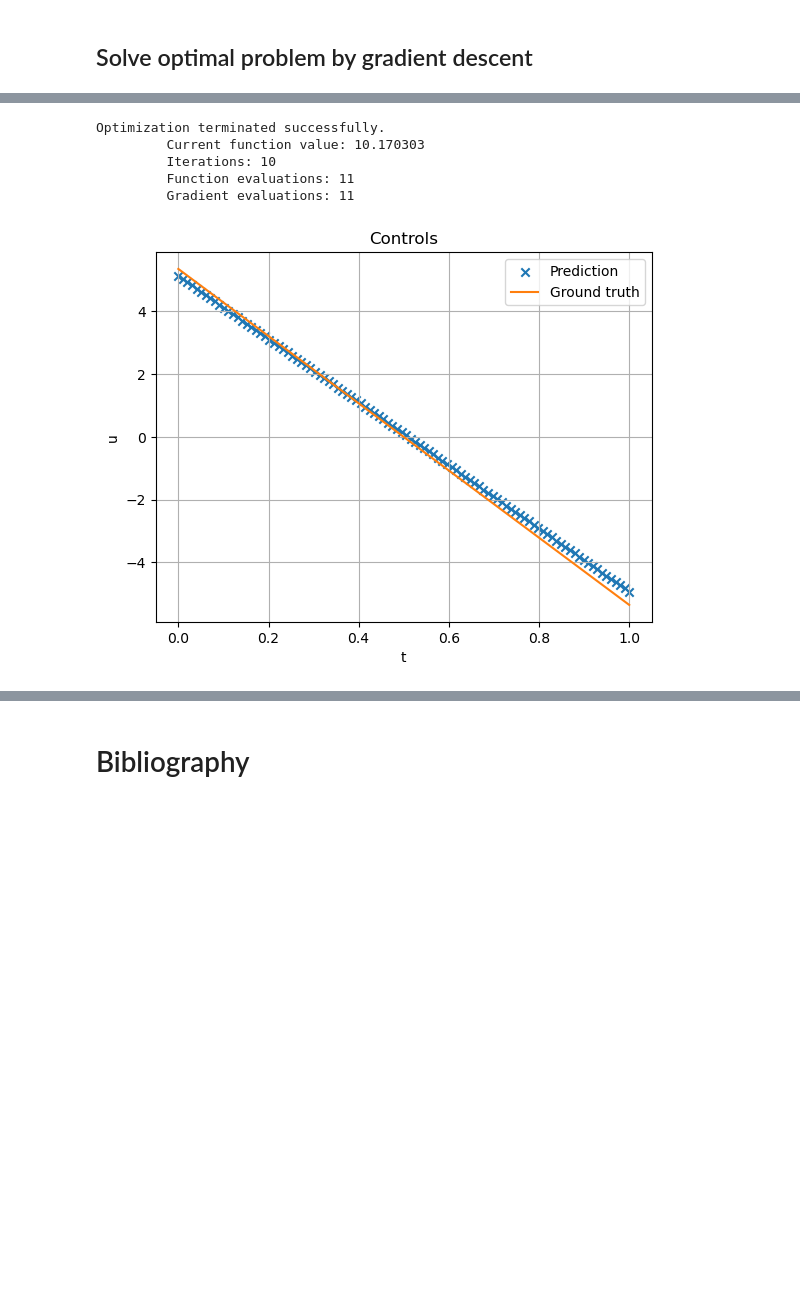
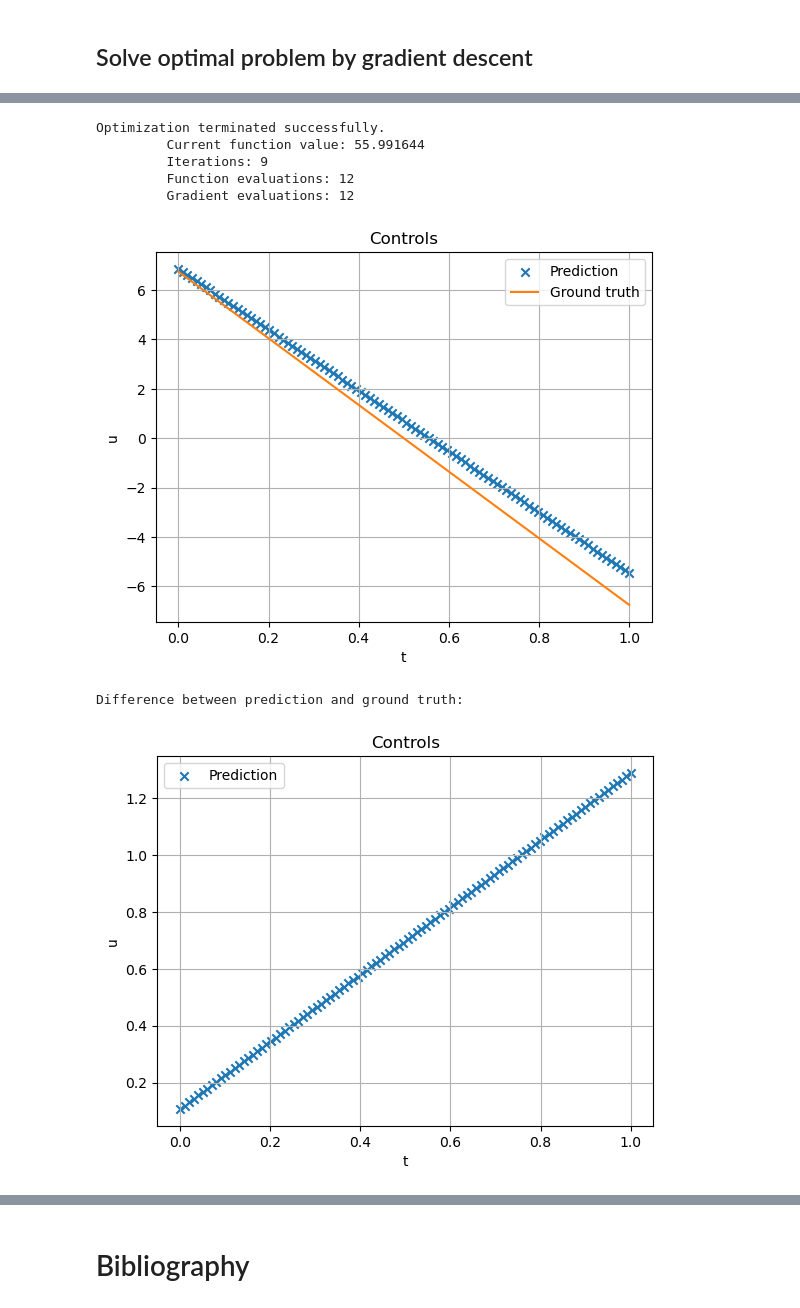
Before and after one commit to TheiloT/RL-accelerated-cart, a Jupyter notebook: TL-RL-toy-problem.ipynb, the cells around one changed output, grey strips where cells are left out. Saved outputs shown, nothing was run; the diff lists cells and outputs as text; code cells hidden in the pictures; blank space fills up the shorter version.

```diff
--- a/TL-RL-toy-problem.ipynb
+++ b/TL-RL-toy-problem.ipynb
@@ -411,24 +388,24 @@ $$
 $$
 # %%
 def J(u, x_0, m):
-    """
-    Cost as a function of u and x_0, for a given mass m.
-      :param np.ndarray[float] u: N-vector representing the discretized u.
-      :param float x_0: Initial condition.
-      :param float m: Estimation of the mass.
-      :return float: The value of the cost function.
+    """Cost as a function of u and x_0, for a given mass m.
+
+    :param np.ndarray[float] u: N-vector representing the discretized u.
+    :param float x_0: Initial condition.
+    :param float m: Estimation of the mass.
+    :return float: The value of the cost function.
     """
     x_N = x_0 + DT**2/m * np.sum(np.arange(N, 0, -1)*u)
     v_N = DT/m * np.sum(u)
     return LAMBDA_P*x_N**2 + LAMBDA_V*v_N**2 + DT*np.sum(u**2)
 
 def grad_J(u, x_0, m):
-    """
-    Gradient of the cost function w.r.t. $u$ evaluated in u, for an initial condition x_0.
-      :param np.ndarray[float] u: N-vector representing the discretized u.
-      :param float x_0: Initial condition.
-      :param float m: Estimation of the mass.
-      :return float: The gradient of the cost function.
+    """Gradient of the cost function w.r.t. $u$ evaluated in u, for an initial condition x_0.
+
+    :param np.ndarray[float] u: N-vector representing the discretized u.
+    :param float x_0: Initial condition.
+    :param float m: Estimation of the mass.
+    :return float: The gradient of the cost function.
     """
     grad_x_sq =  ( 2 * DT**2/m * (x_0 +  DT**2/m * np.sum(np.arange(N, 0, -1)*u)) ) * np.arange(N, 0, -1)
     grad_v_sq = ( 2 * (DT/m)**2 * np.sum(u) ) * np.ones(N)
@@ -436,27 +413,29 @@ def grad_J(u, x_0, m):
 # %%
 from scipy.optimize import minimize
 
 def solve_by_bfgs(x_0, m):
-    """
-    Solves the control problem using BFGS, with initial condition x_0 and estimated mass m.
-      :param float x_0: Initial condition.
-      :param float m: Estimation of the mass.
-      :return np.ndarray[float]:
+    """Solves the control problem using BFGS, with initial condition x_0 and estimated mass m.
+
+    :param float x_0: Initial condition.
+    :param float m: Estimation of the mass.
+    :return np.ndarray[float]:
     """
     res = minimize(lambda u: J(u, x_0, m), np.zeros(N), method='BFGS', jac=lambda u: grad_J(u, x_0, m), options={'disp': True})
     return res.x
 
-LAMBDA_P = 100
-LAMBDA_V = 50
-x_0 = -1
-bfgs_u = solve_by_bfgs(x_0, M_REAL)
-_, _, gt_u = ground_truth_sample(x_0=x_0)
+x_0 = -0.9
+bfgs_u = solve_by_bfgs(x_0, M_ESTIMATED)
+_, _, gt_u = ground_truth_sample(x_0=x_0, res=N)
 plot_control(predicted_u=bfgs_u, gt_u=gt_u, T=T)
+print("Difference between prediction and ground truth:")
+plot_control(predicted_u=bfgs_u - gt_u)
 # %% [output]
 Optimization terminated successfully.
-         Current function value: 10.170303
-         Iterations: 10
-         Function evaluations: 11
-         Gradient evaluations: 11
+         Current function value: 55.991644
+         Iterations: 9
+         Function evaluations: 12
+         Gradient evaluations: 12
-[figure, old version]
+[figure, new version]
+Difference between prediction and ground truth:
+[figure, added]
 # %% [markdown]
```
Also changed, not shown: parts of 34 cells of this notebook, 6 other files.
